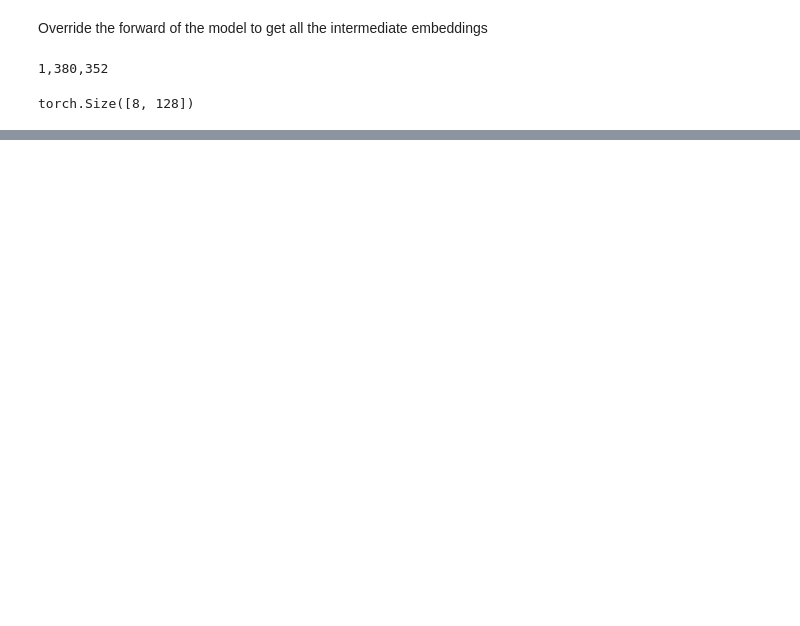
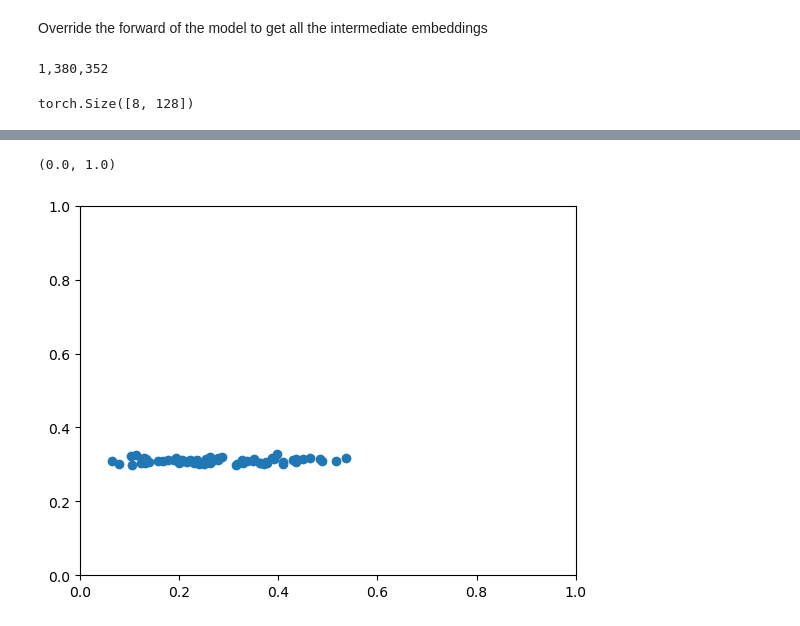
Before and after one commit to PolymathicAI/AstroCLIP, a Jupyter notebook: notebooks/dev/spec_ssl_results_nors.ipynb, the cells around one changed output, grey strips where cells are left out. Drawn from its saved outputs; the diff is of its cells as text; code cells hidden in the pictures; blank space fills up the shorter version.

```diff
--- a/notebooks/dev/spec_ssl_results_nors.ipynb
+++ b/notebooks/dev/spec_ssl_results_nors.ipynb
@@ -187,0 +332,8 @@ torch.Size([8, 128])
+# %%
+scatter((labels.cpu().detach().numpy()),
+        (predictor(inputs).cpu().detach().numpy()))
+xlim(0,1)
+ylim(0,1)
+# %% [output]
+(0.0, 1.0)
+[figure, added]
```
Also changed, not shown: parts of 12 cells of this notebook.
